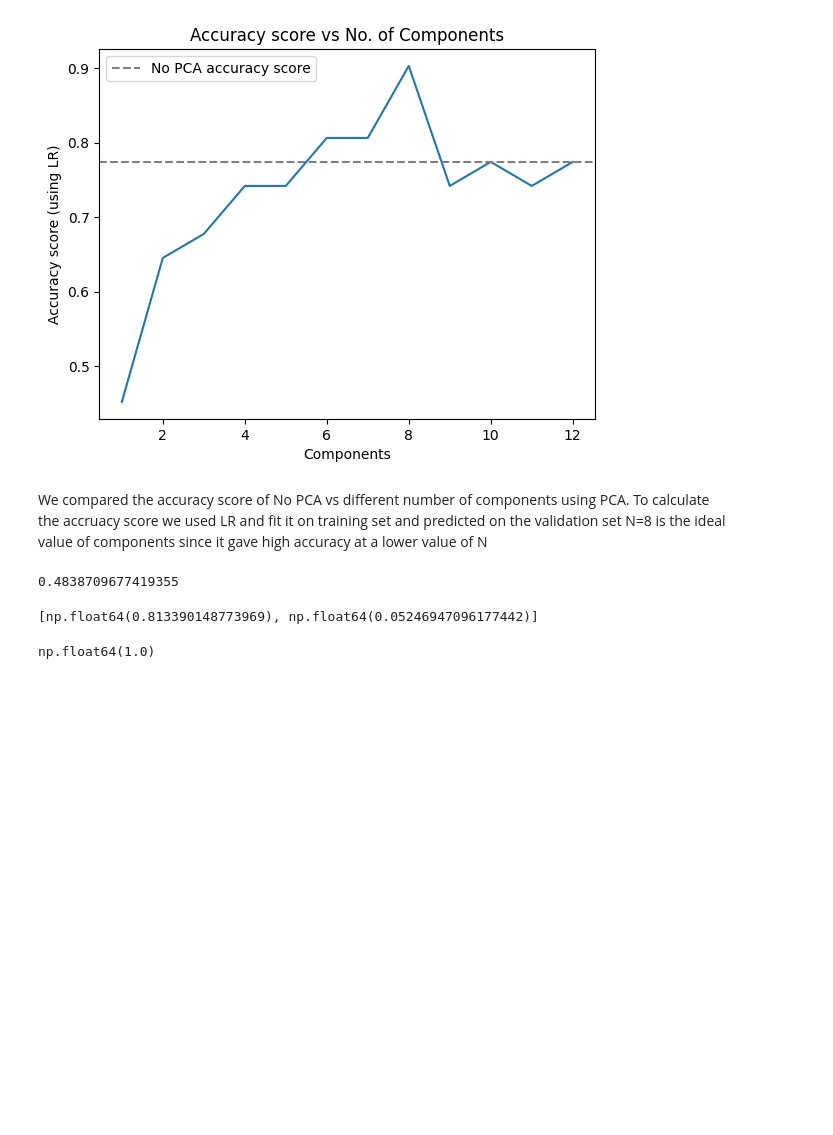
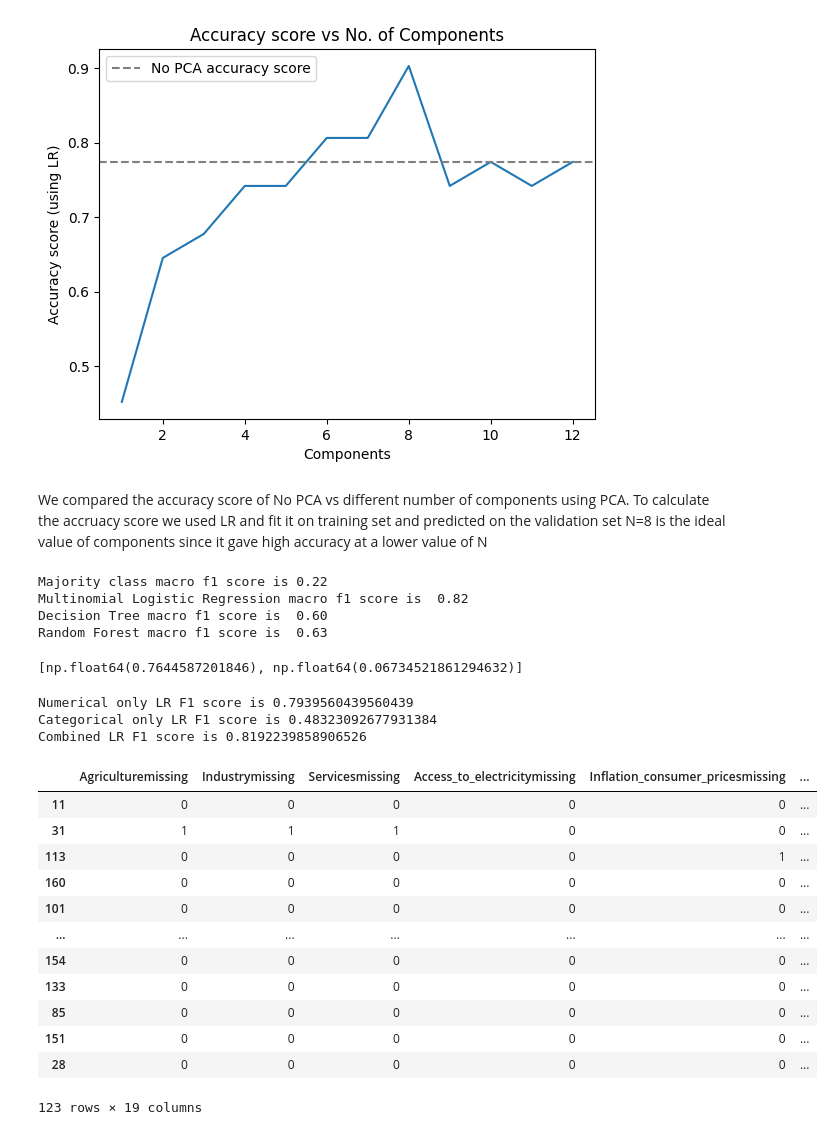
Before and after one commit to Soemon007/DS203_GroupProject, a Jupyter notebook: project.ipynb, the cells around one changed output. Drawn from its saved outputs; the diff is of its cells as text; code cells hidden in the pictures; blank space fills up the shorter version.

```diff
--- a/project.ipynb
+++ b/project.ipynb
@@ -154,13 +155,31 @@ plt.show()
 We compared the accuracy score of No PCA vs different number of components using PCA. To calculate the accruacy score we used LR and fit it on training set and predicted on the validation set
 N=8 is the ideal value of components since it gave high accuracy at a lower value of N
 # %%
+
+PCA_pipe = Pipeline ([("prep", ColumnTransformer([("num",RobustScaler(),num_cols)], remainder="passthrough")),("model",PCA(n_components=0.9))])
+x_pca = PCA_pipe.fit_transform(x_tr)
+x_pca_v = PCA_pipe.transform(x_v)
+#Now our data is scaled and with reduced dimensions
 def majority(y_tr,x_v):
    majority = np.unique_counts(y_tr).values[np.argmax(np.unique_counts(y_tr).counts)]
    pred = np.ones(len(x_v))
    return majority*pred
-print(accuracy_score(y_v, majority(y_tr,x_v)))
+print(f"Majority class macro f1 score is {f1_score(y_v, majority(y_tr,x_pca_v),average="macro"):.2f}")
+
+LR_model = LogisticRegression()
+LR_model.fit(x_pca,y_tr)
+print(f"Multinomial Logistic Regression macro f1 score is  {f1_score(y_v, LR_model.predict(x_pca_v),average="macro"):.2f} ")
+Tree_model = DecisionTreeClassifier()
+Tree_model.fit(x_pca,y_tr)
+print(f"Decision Tree macro f1 score is  {f1_score(y_v, Tree_model.predict(x_pca_v),average="macro"):.2f} ")
+RFC_model = RandomForestClassifier()
+RFC_model.fit(x_pca,y_tr)
+print(f"Random Forest macro f1 score is  {f1_score(y_v, RFC_model.predict(x_pca_v),average="macro"):.2f} ")
 # %% [output]
-0.4838709677419355
+Majority class macro f1 score is 0.22
+Multinomial Logistic Regression macro f1 score is  0.82
+Decision Tree macro f1 score is  0.60
+Random Forest macro f1 score is  0.63
 # %%
 def cross_valid(model,folds):
     F1_scores = []
@@ -173,17 +192,54 @@ def cross_valid(model,folds):
         dummy_cols = pd.get_dummies(x_tr,columns = cat_cols).columns
         x_tr = impute_col(x_tr,dummy_cols)
         x_v = impute_col(x_v,dummy_cols)
-        PCA_pipe = Pipeline ([("prep", ColumnTransformer([("num",RobustScaler(),num_cols)], remainder="passthrough")),("model",PCA(n_components=8))])
-        #We are using n=8, as it has high explained variance ratio AND high accuracy on LR
+        PCA_pipe = Pipeline ([("prep", ColumnTransformer([("num",RobustScaler(),num_cols)], remainder="passthrough")),("model",PCA(n_components=0.9))])
         model.fit(PCA_pipe.fit_transform(x_tr),y_tr)
         pred = model.predict(PCA_pipe.transform(x_v))
         score = f1_score(y_v,pred,average="macro")
         F1_scores.append(score)
     return [np.mean(F1_scores), np.std(F1_scores)]
+
+cross_valid(LogisticRegression(),4)
+# %% [output]
+[np.float64(0.7644587201846), np.float64(0.06734521861294632)]
 # %%
-cross_valid(LogisticRegression(),4)
+#Point 3
-# %% [output]
-[np.float64(0.813390148773969), np.float64(0.05246947096177442)]
 # %%
+x_num = x_tr[num_cols]
+cat_cols_new = x_tr.columns[~np.isin(x_tr.columns,num_cols)] #different from original cat_cols due to OHE
+x_cat = x_tr[cat_cols_new]
+x_num_pca = PCA_pipe.fit_transform(x_num)
+LR_model.fit(x_num_pca,y_tr)
+x_num_v = PCA_pipe.transform(x_v[num_cols])
+print(f"Numerical only LR F1 score is {f1_score(y_v,LR_model.predict(x_num_v),average="macro")}")
+
+pca_cat = PCA(n_components=0.9) #We dont need to scale features so we dont use the PCA pipe
+x_cat_pca = pca_cat.fit_transform(x_cat)
+LR_model.fit(x_cat_pca,y_tr)
+x_cat_v = pca_cat.transform(x_v[cat_cols_new])
+print(f"Categorical only LR F1 score is {f1_score(y_v,LR_model.predict(x_cat_v),average="macro")}")
+
+x_combined_pca = PCA_pipe.fit_transform(x_tr)
+LR_model.fit(x_combined_pca,y_tr)
+x_combined_v = PCA_pipe.transform(x_v)
+print(f"Combined LR F1 score is {f1_score(y_v,LR_model.predict(x_combined_v),average="macro")}")
 # %% [output]
-np.float64(1.0)
+Numerical only LR F1 score is 0.7939560439560439
+Categorical only LR F1 score is 0.48323092677931384
+Combined LR F1 score is 0.8192239858906526
+# %%
+x_cat
+# %% [output]
+|  | Agriculturemissing | Industrymissing | Servicesmissing | Access_to_electricitymissing | Inflation_consumer_pricesmissing | ... |
+| 11 | 0 | 0 | 0 | 0 | 0 | ... |
+| 31 | 1 | 1 | 1 | 0 | 0 | ... |
+| 113 | 0 | 0 | 0 | 0 | 1 | ... |
+| 160 | 0 | 0 | 0 | 0 | 0 | ... |
+| 101 | 0 | 0 | 0 | 0 | 0 | ... |
+| ... | ... | ... | ... | ... | ... | ... |
+| 154 | 0 | 0 | 0 | 0 | 0 | ... |
+| 133 | 0 | 0 | 0 | 0 | 0 | ... |
+| 85 | 0 | 0 | 0 | 0 | 0 | ... |
+| 151 | 0 | 0 | 0 | 0 | 0 | ... |
+| 28 | 0 | 0 | 0 | 0 | 0 | ... |
+123 rows × 19 columns
```
Also changed, not shown: parts of 1 cell of this notebook.
